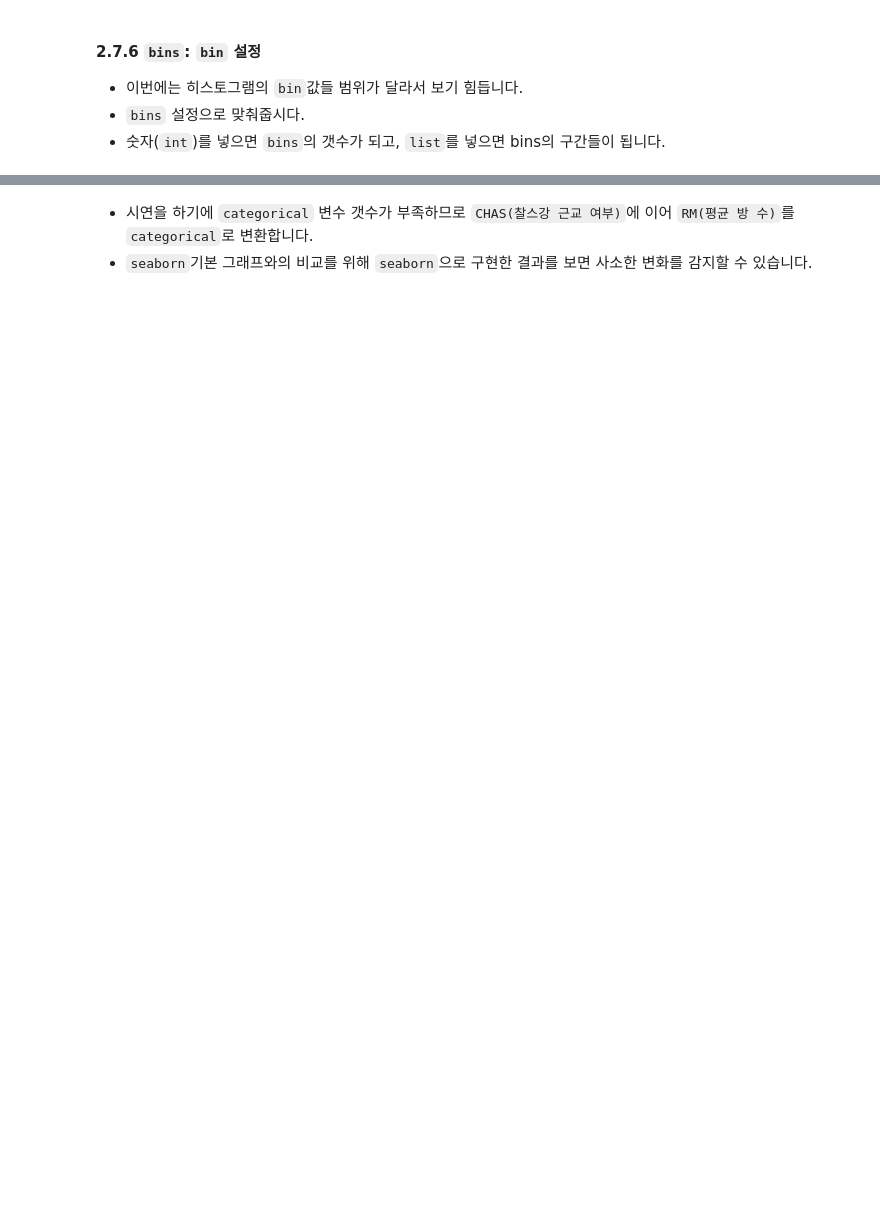
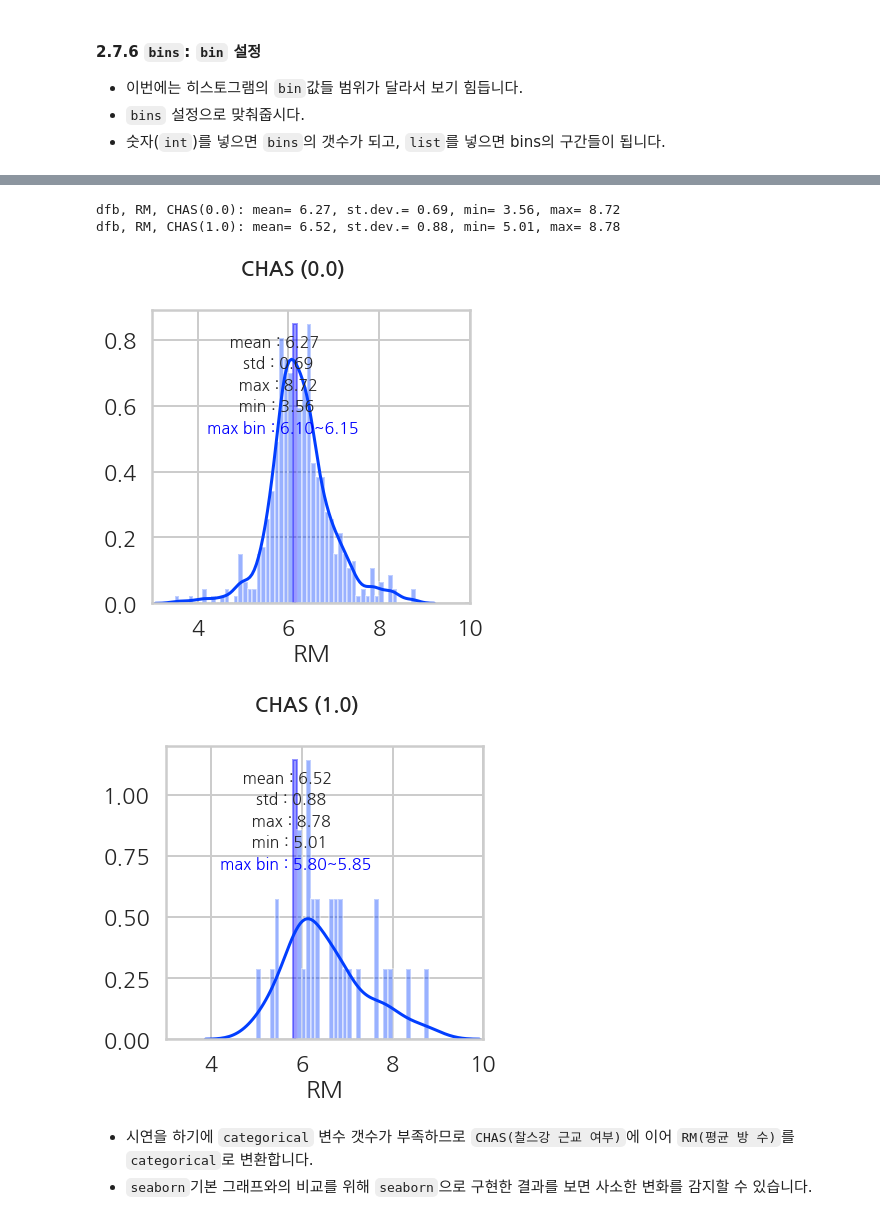
Before and after one commit to jehyunlee/code-snippet, a Jupyter notebook: 0_work-snippet/pegaplot/pegaplot_tutorial.ipynb, the cells around one changed output, grey strips where cells are left out. Saved outputs shown, nothing was run; the diff lists cells and outputs as text; code cells hidden in the pictures; blank space fills up the shorter version.

```diff
--- a/0_work-snippet/pegaplot/pegaplot_tutorial.ipynb
+++ b/0_work-snippet/pegaplot/pegaplot_tutorial.ipynb
@@ -506,3 +507,10 @@ dfb, RM, CHAS(1.0): mean= 6.52, st.dev.= 0.88, min= 5.01, max= 8.78
+# %%
+pp.dist(dfb, xcols="RM", rcols="CHAS", rsep=True, xlims=[3,10], bins=np.arange(3,10,0.1), text=True, maxbar=True)
+# %% [output]
+dfb, RM, CHAS(0.0): mean= 6.27, st.dev.= 0.69, min= 3.56, max= 8.72
+dfb, RM, CHAS(1.0): mean= 6.52, st.dev.= 0.88, min= 5.01, max= 8.78
+[figure, added]
+[figure, added]
 # %% [markdown]
 * 시연을 하기에 `categorical` 변수 갯수가 부족하므로 `CHAS(찰스강 근교 여부)`에 이어 `RM(평균 방 수)`를 `categorical`로 변환합니다.
 * `seaborn`기본 그래프와의 비교를 위해 `seaborn`으로 구현한 결과를 보면 사소한 변화를 감지할 수 있습니다.
```
Also changed, not shown: parts of 35 cells of this notebook, 1 other file.
